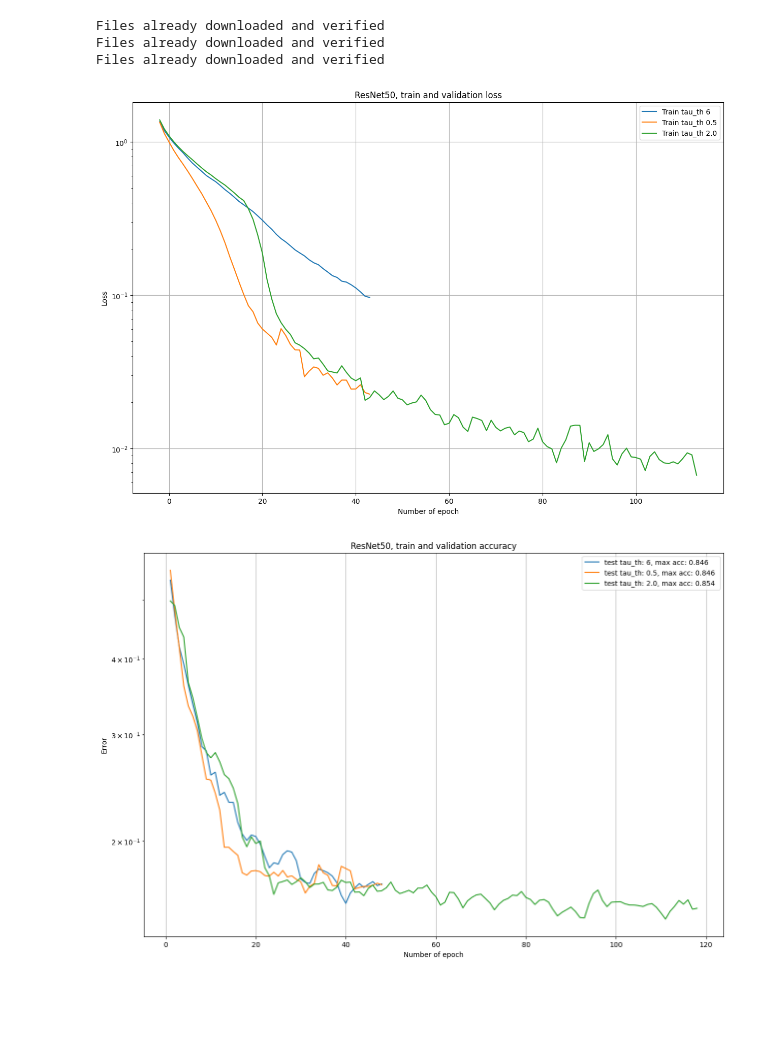
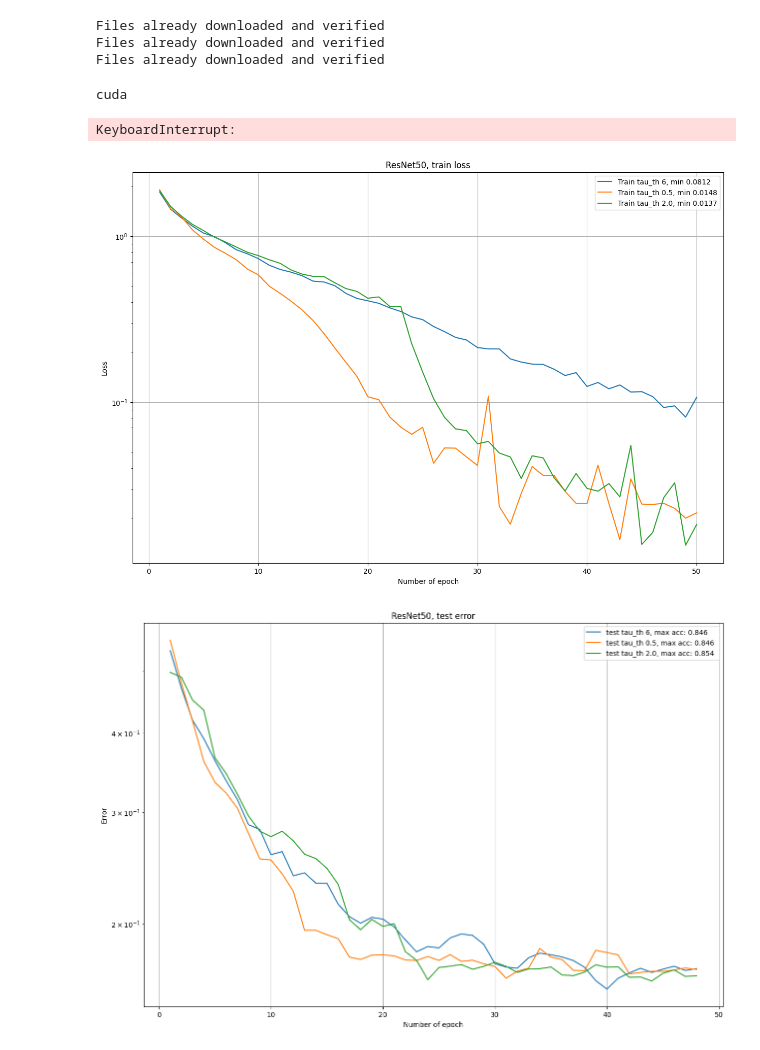
Before and after one commit to Stanpie3/importance_sampling, a Jupyter notebook: ImportanceSamplingMLProject.ipynb, the cells around one changed output. Saved outputs shown, nothing was run; the diff lists cells and outputs as text; code cells hidden in the pictures; blank space fills up the shorter version.

```diff
--- a/ImportanceSamplingMLProject.ipynb
+++ b/ImportanceSamplingMLProject.ipynb
@@ -178,11 +178,14 @@ optimizer = torch.optim.Adam(model.parameters(), lr = 1e-3 )
 callback = UnCallBack( info_list = ['train_loss', 'train_acc', 'train_w_loss', 'val_loss', 'val_acc', 'train_uniform_cnt'])
 
 def eval_callback(model):
-    loss, acc =evaluate(model, val_dataloader, loss_fn)
+    loss, acc =evaluate(model, test_loader, loss_fn)
     return {"val_loss": loss, "val_acc": acc}
 
 train_full(model, train_dataloader, loss_fn, optimizer, n_epochs=50, eval=eval_callback, callback=callback, presample=3, tau_th = 0.5)
 #callback.save("callback")
+# %% [output]
+cuda
+KeyboardInterrupt:
 # %%
 
 loss, acc = evaluate(model, test_loader, loss_fn)
@@ -191,58 +194,67 @@ print(f'ResNet50, test accuracy: {acc}')
 # %%
 from common_utils import UnCallBack
 import matplotlib.pyplot as plt
 import numpy as np
 
 %matplotlib inline
 callback_1= UnCallBack.load("callbacks/callback.pickle")
 callback_2= UnCallBack.load("callbacks/callback_0.pickle")
 callback_3= UnCallBack.load("callbacks/callback_total.pickle")
 
 plt.figure(figsize=(15, 10))
-plt.title('ResNet50, train and validation loss')
+plt.title('ResNet50, train loss')
 plt.xlabel('Number of epoch')
 plt.ylabel('Loss')
 
 
 def smoth(x,N_ = 5):
     return np.convolve([1.0/N_]*N_,x,"valid")
 
+cllbacks = [callback_1, callback_2, callback_3]
+
+length = min( len(i.train_loss) for i in cllbacks)
+
 for callback in [callback_1, callback_2, callback_3]:
-    suffix = " tau_th " + str(callback.meta["tau_th"])
-    y = smoth(callback.train_loss)
-    epochs = np.arange(len(y)) + 1-3
-    plt.plot(epochs, y , label='Train'+suffix)
+    suffix = f'tau_th {callback.meta["tau_th"]}'
+
+    min_loss = min(callback.train_loss[0:length])
+    y = smoth(callback.train_loss[0:length],1)
+    epochs = np.arange(length) + 1
+    plt.plot(epochs, y , label=f'Train {suffix}, min {min_loss:.4f}')
     #plt.plot(epochs, callback.train_w_loss , label='Train weighted'+suffix)
     #plt.plot(epochs, callback.val_loss , label='Validation'+suffix)
     #dt = [i[-1] for i in callback.num_unique_points]
     #plt.plot(epochs, callback.train_uniform_cnt   , label='num_unique_points '+suffix)
 plt.legend()
 plt.yscale("log")
 plt.grid(True)
 plt.show()
 # %% [output]
-[figure, old version]
+[figure, new version]
 # %%
 print(f'Best loss on train: {np.min(callback.train_loss)}, on {np.argmin(callback.train_loss) + 1} epoch')
 print(f'Best weighted loss on train: {np.min(callback.train_w_loss)}, on {np.argmin(callback.train_w_loss) + 1} epoch')
 print(f'Best loss on validation: {np.min(callback.val_loss)}, on {np.argmin(callback.val_loss) + 1} epoch')
 # %%
 plt.figure(figsize=(15, 10))
-plt.title('ResNet50, train and validation accuracy')
+plt.title('ResNet50, test error')
 plt.xlabel('Number of epoch')
 plt.ylabel('Error')
-for callback in [callback_1, callback_2, callback_3]:
-    suffix = f'tau_th: {str(callback.meta["tau_th"])}'
-    y = smoth(callback.val_acc,3)
+for callback in cllbacks:
+    suffix = f'tau_th {callback.meta["tau_th"]}'
+
+    acc  = callback.val_acc[0:length]
+    min_loss = min(acc)
+    acc = smoth(acc,3)
     #y = np.array(callback.val_acc)
-    epochs = np.arange(len(y)) + 1
+    epochs = np.arange(len(acc)) + 1
     #plt.plot(epochs,1- np.array(callback.train_acc), label='Train'+suffix)
-    plt.plot(epochs, 1- y , label=f'test {suffix}, max acc: {max(callback.val_acc):.3f} ' )
+    plt.plot(epochs, 1- acc , label=f'test {suffix}, max acc: {max(callback.val_acc):.3f} ' )
 plt.yscale("log")
 plt.legend()
 plt.grid(True)
 # %% [output]
-[figure, old version]
+[figure, new version]
 # %%
 print(f'Best accuracy on train: {np.max(callback.train_acc)}, on {np.argmax(callback.train_acc) + 1} epoch')
 print(f'Best accuracy on validation: {np.max(callback.val_acc)}, on {np.argmax(callback.val_acc) + 1} epoch')
```
Also changed, not shown: 3 other files.
